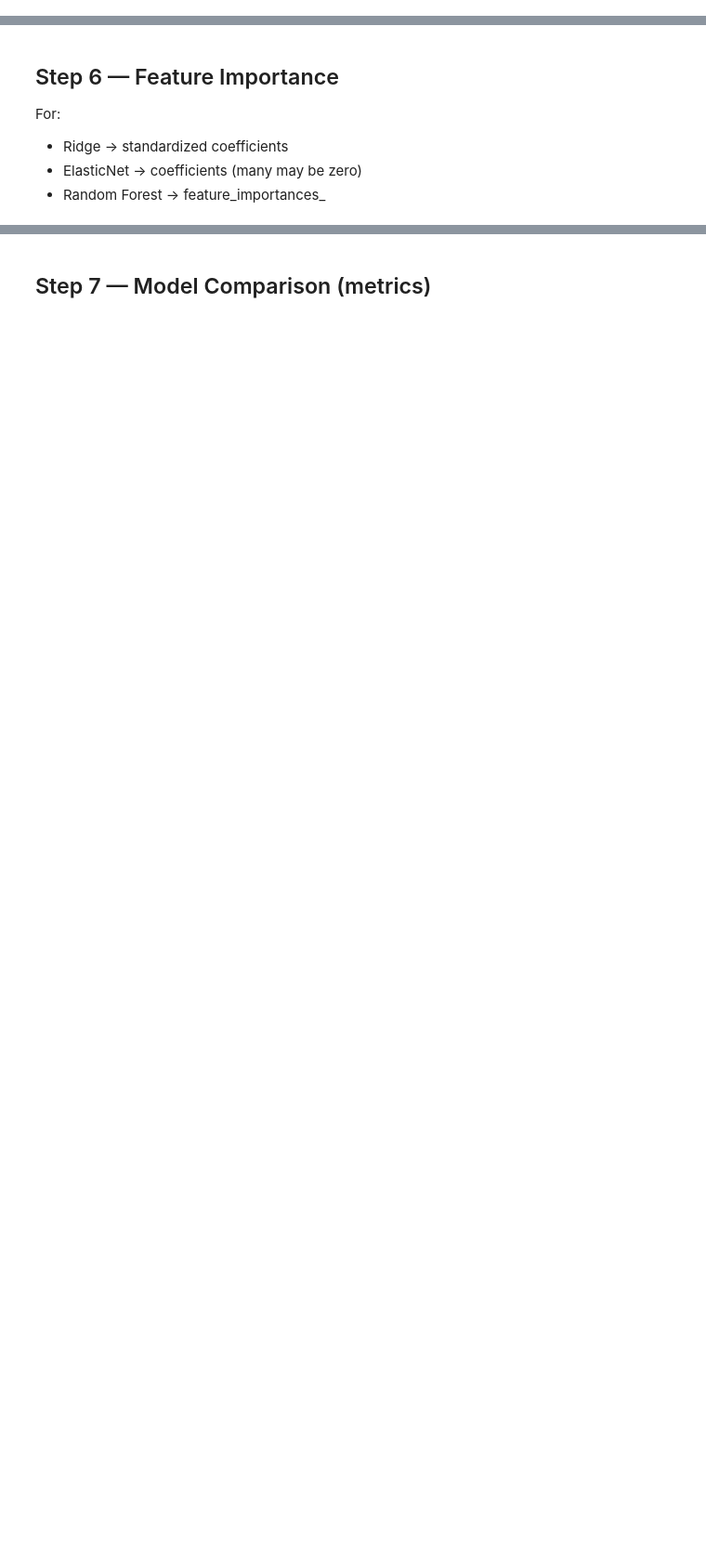
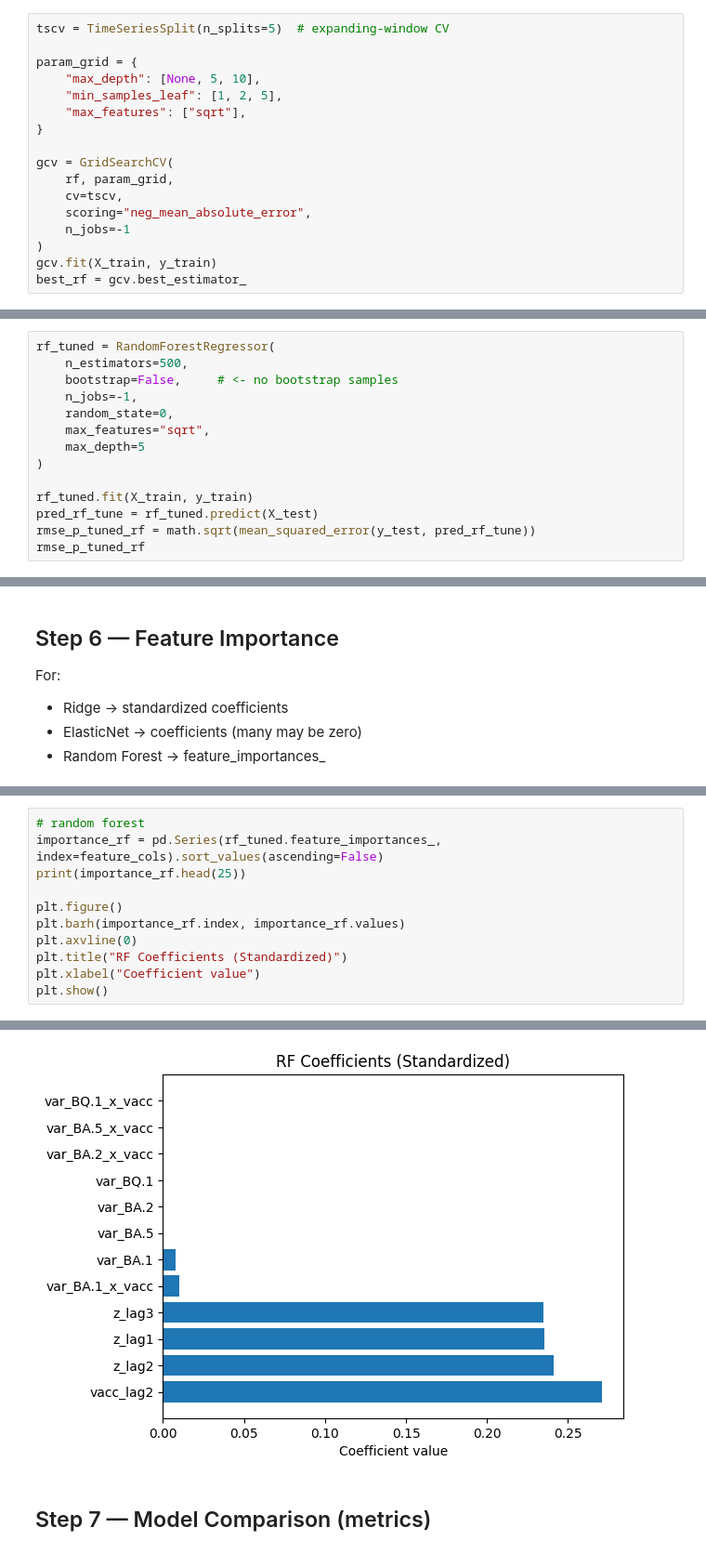
Before and after one commit to Programmierpeet/Biosignal-Abschlussprojekt, a Jupyter notebook: Projects/04_ASSIGNMENT_DynamicRegression_Ridge_ElasticNet_RF.ipynb, the cells around one changed output, grey strips where cells are left out. Shown at 93% size. Cells and saved outputs as stored; diff of their text form; blank space fills up the shorter version.

```diff
--- a/Projects/04_ASSIGNMENT_DynamicRegression_Ridge_ElasticNet_RF.ipynb
+++ b/Projects/04_ASSIGNMENT_DynamicRegression_Ridge_ElasticNet_RF.ipynb
@@ -472,0 +493,17 @@ rmse_r_rf = math.sqrt(mean_squared_error(y_test, y_hat_rf))
+# %%
+tscv = TimeSeriesSplit(n_splits=5)  # expanding-window CV
+
+param_grid = {
+    "max_depth": [None, 5, 10],
+    "min_samples_leaf": [1, 2, 5],
+    "max_features": ["sqrt"],
+}
+
+gcv = GridSearchCV(
+    rf, param_grid,
+    cv=tscv,
+    scoring="neg_mean_absolute_error",
+    n_jobs=-1
+)
+gcv.fit(X_train, y_train)
+best_rf = gcv.best_estimator_
@@ -472,0 +515,14 @@ rmse_r_rf = math.sqrt(mean_squared_error(y_test, y_hat_rf))
+# %%
+rf_tuned = RandomForestRegressor(
+    n_estimators=500,
+    bootstrap=False,     # <- no bootstrap samples
+    n_jobs=-1,
+    random_state=0,
+    max_features="sqrt",
+    max_depth=5
+)
+
+rf_tuned.fit(X_train, y_train)
+pred_rf_tune = rf_tuned.predict(X_test)
+rmse_p_tuned_rf = math.sqrt(mean_squared_error(y_test, pred_rf_tune))
+rmse_p_tuned_rf
@@ -483,0 +563,12 @@ For:
+# %%
+# random forest
+importance_rf = pd.Series(rf_tuned.feature_importances_, index=feature_cols).sort_values(ascending=False)
+print(importance_rf.head(25))
+
+plt.figure()
+plt.barh(importance_rf.index, importance_rf.values)
+plt.axvline(0)
+plt.title("RF Coefficients (Standardized)")
+plt.xlabel("Coefficient value")
+plt.show()
+# %% [output]
@@ -484,2 +588,3 @@ For:
+[figure, added]
 # %% [markdown]
 ## Step 7 — Model Comparison (metrics)
```
Also changed, not shown: parts of 31 cells of this notebook.
